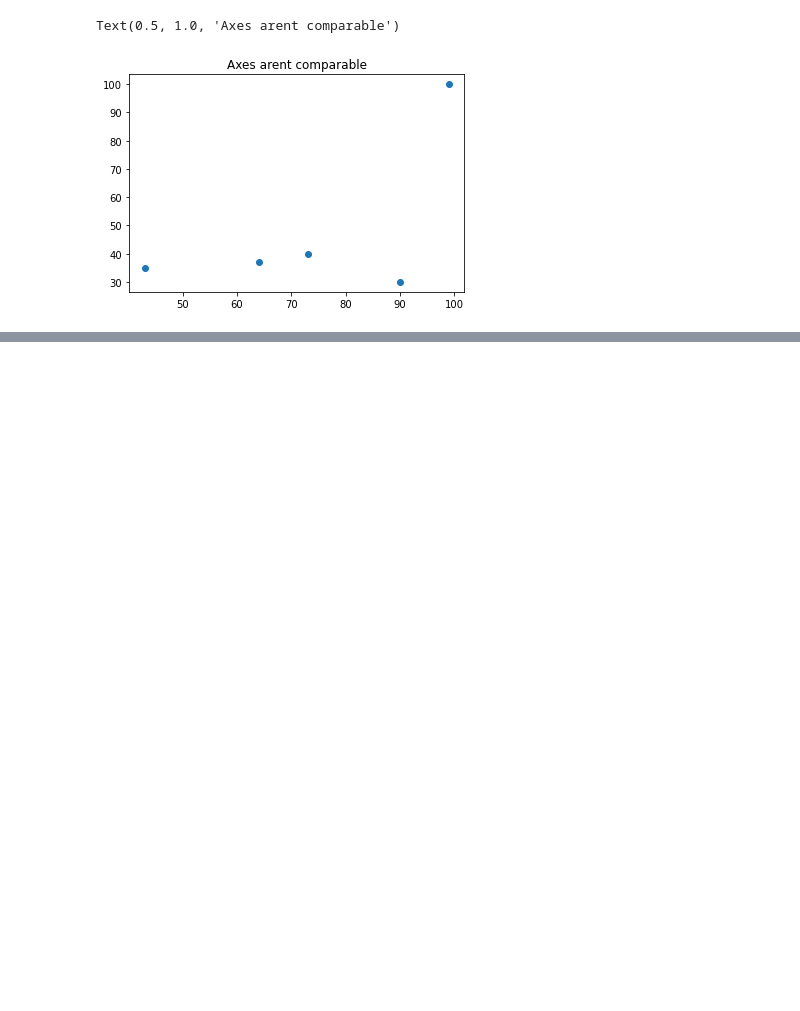
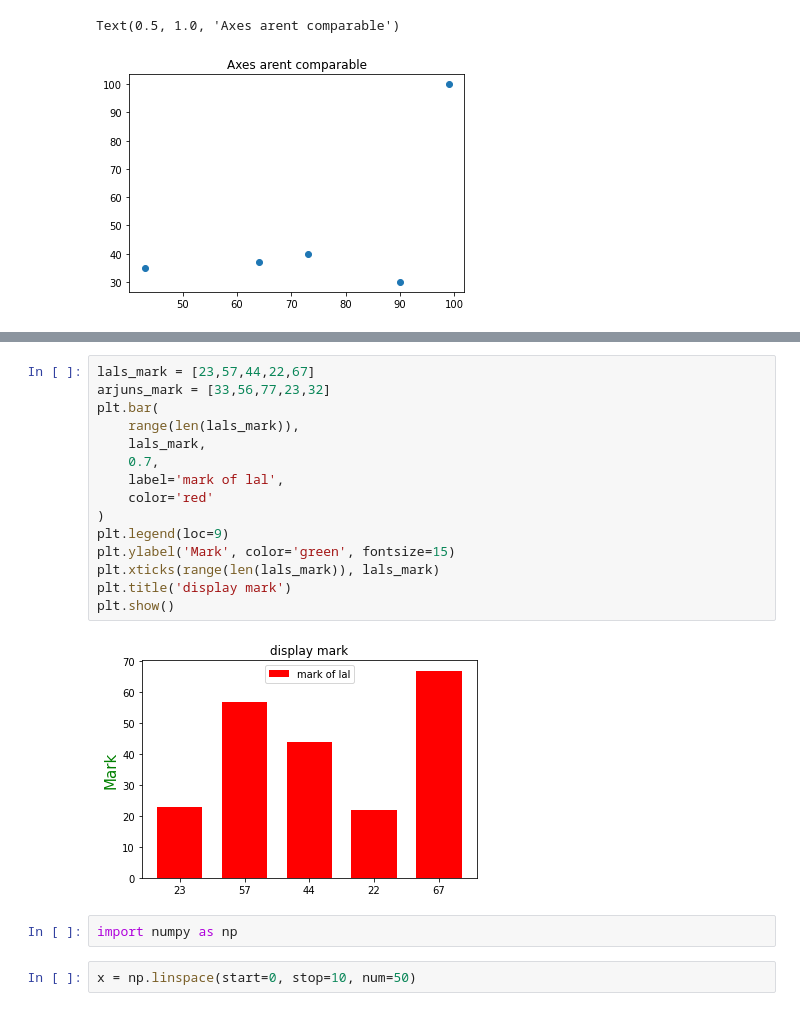
Before and after one commit to lkarjun/data-science-from-scratch, a Jupyter notebook: ChapterThree/DataVisualisation.ipynb, the cells around one changed output, grey strips where cells are left out. Drawn from its saved outputs; the diff is of its cells as text; blank space fills up the shorter version.

```diff
--- a/ChapterThree/DataVisualisation.ipynb
+++ b/ChapterThree/DataVisualisation.ipynb
@@ -172,0 +192,21 @@ Text(0.5, 1.0, 'Axes arent comparable')
+# %%
+lals_mark = [23,57,44,22,67]
+arjuns_mark = [33,56,77,23,32]
+plt.bar(
+    range(len(lals_mark)),
+    lals_mark,
+    0.7,
+    label='mark of lal',
+    color='red'
+)
+plt.legend(loc=9)
+plt.ylabel('Mark', color='green', fontsize=15)
+plt.xticks(range(len(lals_mark)), lals_mark)
+plt.title('display mark')
+plt.show()
+# %% [output]
+[figure, added]
+# %%
+import numpy as np
+# %%
+x = np.linspace(start=0, stop=10, num=50)
```
Also changed, not shown: parts of 5 cells of this notebook.
